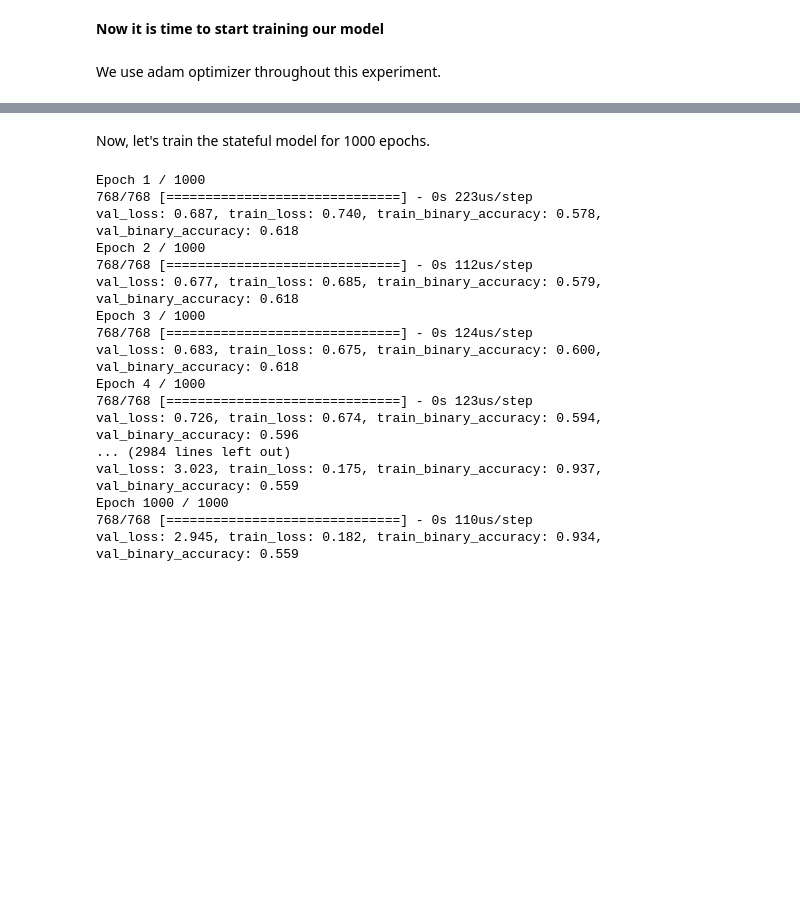
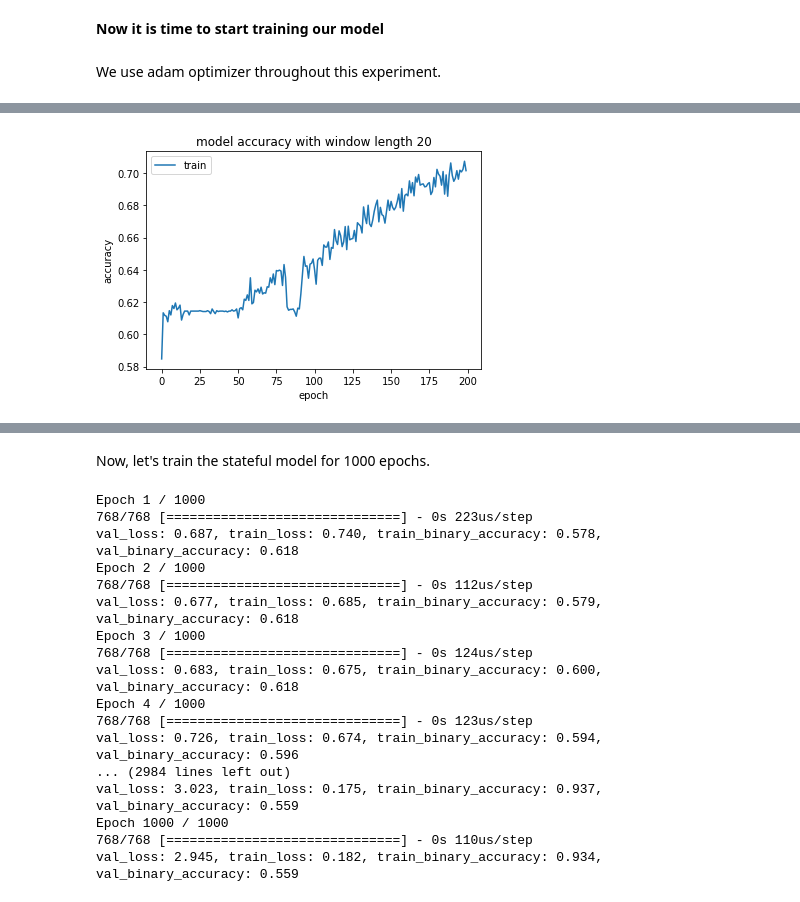
Before and after one commit to Ayazdani1997/stock-feature-prediction-final-pro, a Jupyter notebook: Phase1_OCHLV.ipynb, the cells around one changed output, grey strips where cells are left out. Cells and saved outputs as stored; diff of their text form; code cells hidden in the pictures; blank space fills up the shorter version.

```diff
--- a/Phase1_OCHLV.ipynb
+++ b/Phase1_OCHLV.ipynb
@@ -504,0 +523,23 @@ for window length 10 we have: test loss, test acc: {'loss': 1.0082136392593384,
+# %%
+training_start = pandas.to_datetime('20010101', format='%Y%m%d', errors='ignore')
+training_end = pandas.to_datetime('20170919', format='%Y%m%d', errors='ignore')
+testing_start = pandas.to_datetime('20180101', format='%Y%m%d', errors='ignore')
+testing_end = pandas.to_datetime('20180719', format='%Y%m%d', errors='ignore')
+
+train_generator, test_generator = generate_datasets_for_model(data, labels, stock_with_max_trading_days, training_start, training_end, testing_start, testing_end, window_in_days=20)
+
+layers = [
+          # input_shape : batch_size, time_step, #features
+          LSTM(64, batch_input_shape=(32,train_generator.dim[1], train_generator.dim[2]), stateful=True),
+          Dense(32),
+          Dropout(0.2),
+          Dense(16),
+          BatchNormalization(),
+          Dense(4),
+          Dense(1),
+          Activation('sigmoid')
+         ]
+
+metrics = [BinaryAccuracy(name='accuracy'), TruePositives(name='true_positives'), FalsePositives(name='false_positives'), TrueNegatives(name='true_negatives'), FalseNegatives(name='false_negatives')]
+model = build_model(None, optimizer, layers, metrics=metrics)
+model.summary()
@@ -504,0 +564,2 @@ for window length 10 we have: test loss, test acc: {'loss': 1.0082136392593384,
+# %%
+train_accs, train_losses = fit(model, epochs, train_generator)
@@ -504,0 +584,9 @@ for window length 10 we have: test loss, test acc: {'loss': 1.0082136392593384,
+# %%
+plt.plot(train_accs)
+plt.title('model accuracy with window length 20')
+plt.ylabel('accuracy')
+plt.xlabel('epoch')
+plt.legend(['train'], loc='upper left')
+plt.show()
+# %% [output]
+[figure, added]
```
Also changed, not shown: parts of 28 cells of this notebook.
